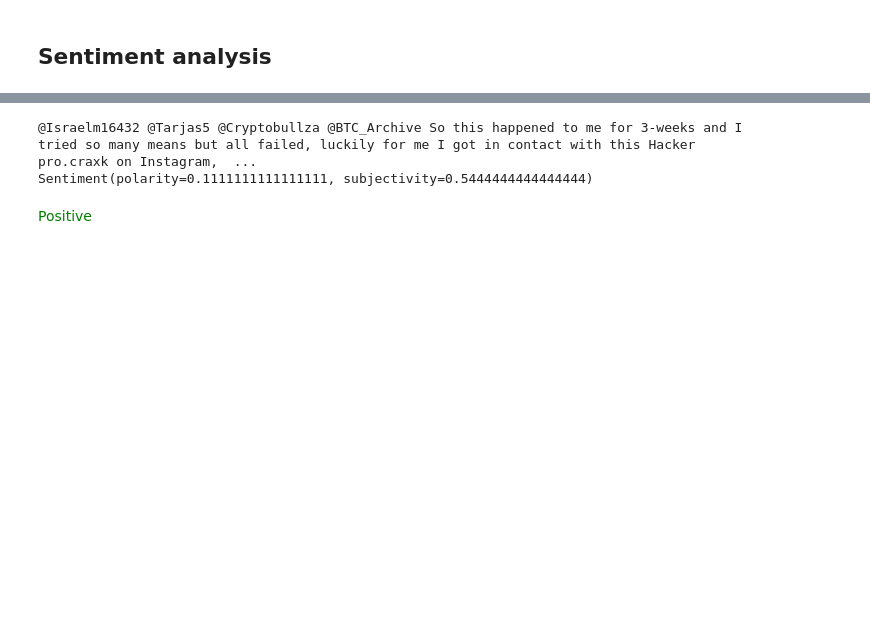
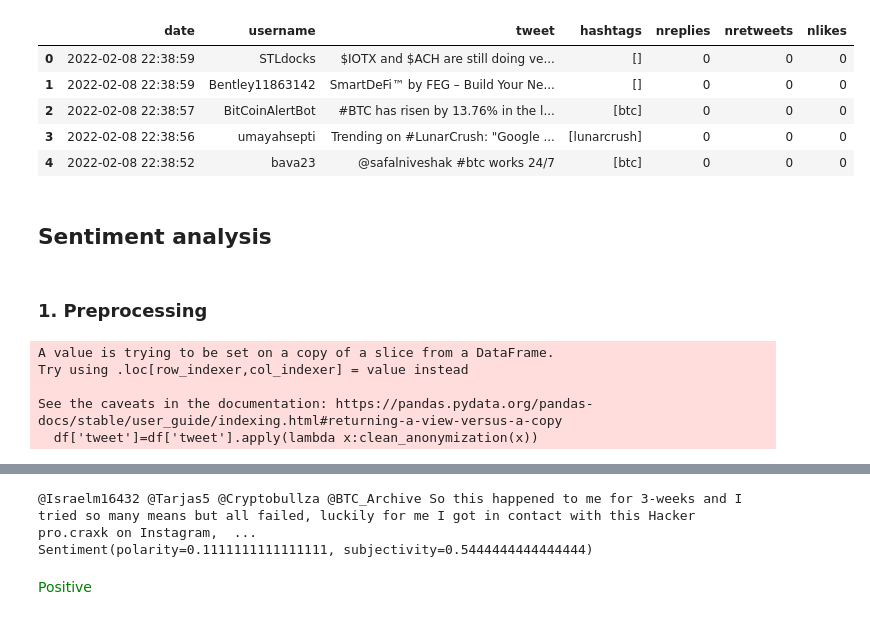
Before and after one commit to sharonwu827/Automated-trading, a Jupyter notebook: Sharon's Sandbox/Twitter Scraping .ipynb, the cells around one changed output, grey strips where cells are left out. Drawn from its saved outputs; the diff is of its cells as text; code cells hidden in the pictures; blank space fills up the shorter version.

```diff
--- a/Sharon's Sandbox/Twitter Scraping .ipynb
+++ b/Sharon's Sandbox/Twitter Scraping .ipynb
@@ -63,2 +73,13 @@ memory usage: 5.6+ KB
+# %%
+df.head(5)
+# %% [output]
+|  | date | username | tweet | hashtags | nreplies | nretweets | nlikes |
+| 0 | 2022-02-08 22:38:59 | STLdocks | $IOTX and $ACH are still doing ve... | [] | 0 | 0 | 0 |
+| 1 | 2022-02-08 22:38:59 | Bentley11863142 | SmartDeFi™ by FEG – Build Your Ne... | [] | 0 | 0 | 0 |
+| 2 | 2022-02-08 22:38:57 | BitCoinAlertBot | #BTC has risen by 13.76% in the l... | [btc] | 0 | 0 | 0 |
+| 3 | 2022-02-08 22:38:56 | umayahsepti | Trending on #LunarCrush: "Google ... | [lunarcrush] | 0 | 0 | 0 |
+| 4 | 2022-02-08 22:38:52 | bava23 | @safalniveshak #btc works 24/7 | [btc] | 0 | 0 | 0 |
 # %% [markdown]
 ## Sentiment analysis
+# %% [markdown]
+### 1. Preprocessing
@@ -64,0 +102,8 @@ memory usage: 5.6+ KB
+# %%
+df['tweet']=df['tweet'].apply(lambda x:clean_anonymization(x))
+# %% [output]
+A value is trying to be set on a copy of a slice from a DataFrame.
+Try using .loc[row_indexer,col_indexer] = value instead
+
+See the caveats in the documentation: https://pandas.pydata.org/pandas-docs/stable/user_guide/indexing.html#returning-a-view-versus-a-copy
+  df['tweet']=df['tweet'].apply(lambda x:clean_anonymization(x))
```
Also changed, not shown: parts of 6 cells of this notebook.
